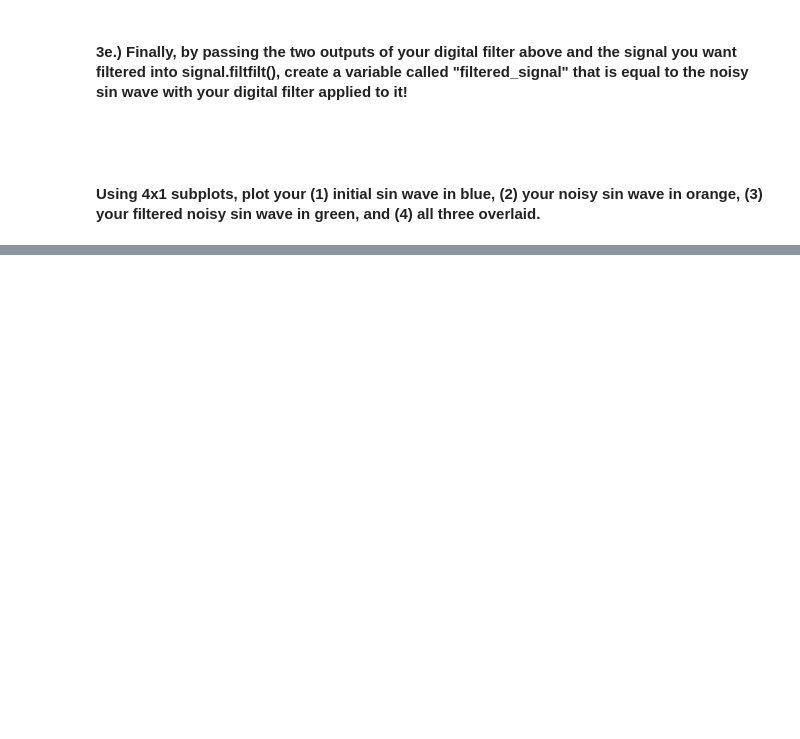
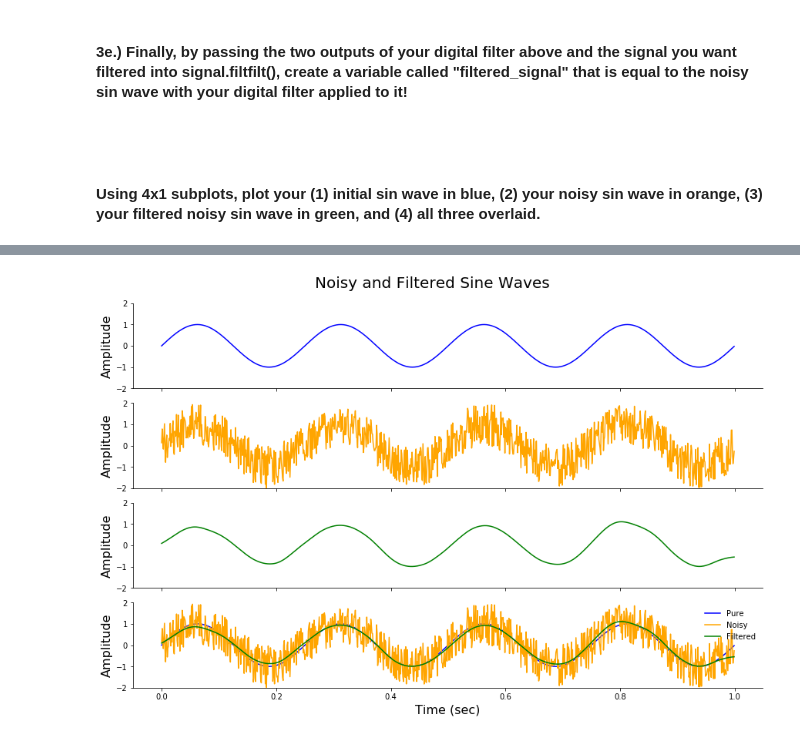
Before and after one commit to msa2011/PythonDataCourse, a Jupyter notebook: Homeworks/HW3/HW3_Part_1_Mohsin.ipynb, the cells around one changed output, grey strips where cells are left out. Cells and saved outputs as stored; diff of their text form; code cells hidden in the pictures; blank space fills up the shorter version.

```diff
--- a/Homeworks/HW3/HW3_Part_1_Mohsin.ipynb
+++ b/Homeworks/HW3/HW3_Part_1_Mohsin.ipynb
@@ -94,0 +169,26 @@ x: , [ 2.          2.09622627  2.19708228  2.3027908   2.41358528  2.52971043
+# %%
+#For loop plotting
+fig,ax = plt.subplots(4,1,figsize=(12,8),constrained_layout=True)
+data = [sin, noisy_sin, filtered_signal]
+colr = ['blue', 'orange', 'green']
+labls = ['Pure', 'Noisy', 'Filtered']
+
+for a,b,c,l in zip(ax,data,colr,labls):
+    a.plot(t,b,c=str(c),label=str(l))
+    a.xaxis.set_ticklabels([])
+
+for b,c,l in zip(data,colr,labls):
+     ax[3].plot(t,b,c=str(c),label=str(l))
+
+for a in ax:
+    a.spines['right'].set_visible(False)
+    a.spines['top'].set_visible(False)
+    a.set_ylim(-2,2)
+    a.set_ylabel('Amplitude',fontsize=16)
+
+ax[3].set_xlabel('Time (sec)',fontsize=16)
+ax[3].legend(loc='best',frameon=False)
+fig.suptitle('Noisy and Filtered Sine Waves',fontsize=20)
+plt.show()
+# %% [output]
+[figure, added]
```
Also changed, not shown: parts of 10 cells of this notebook, 1 other file.
